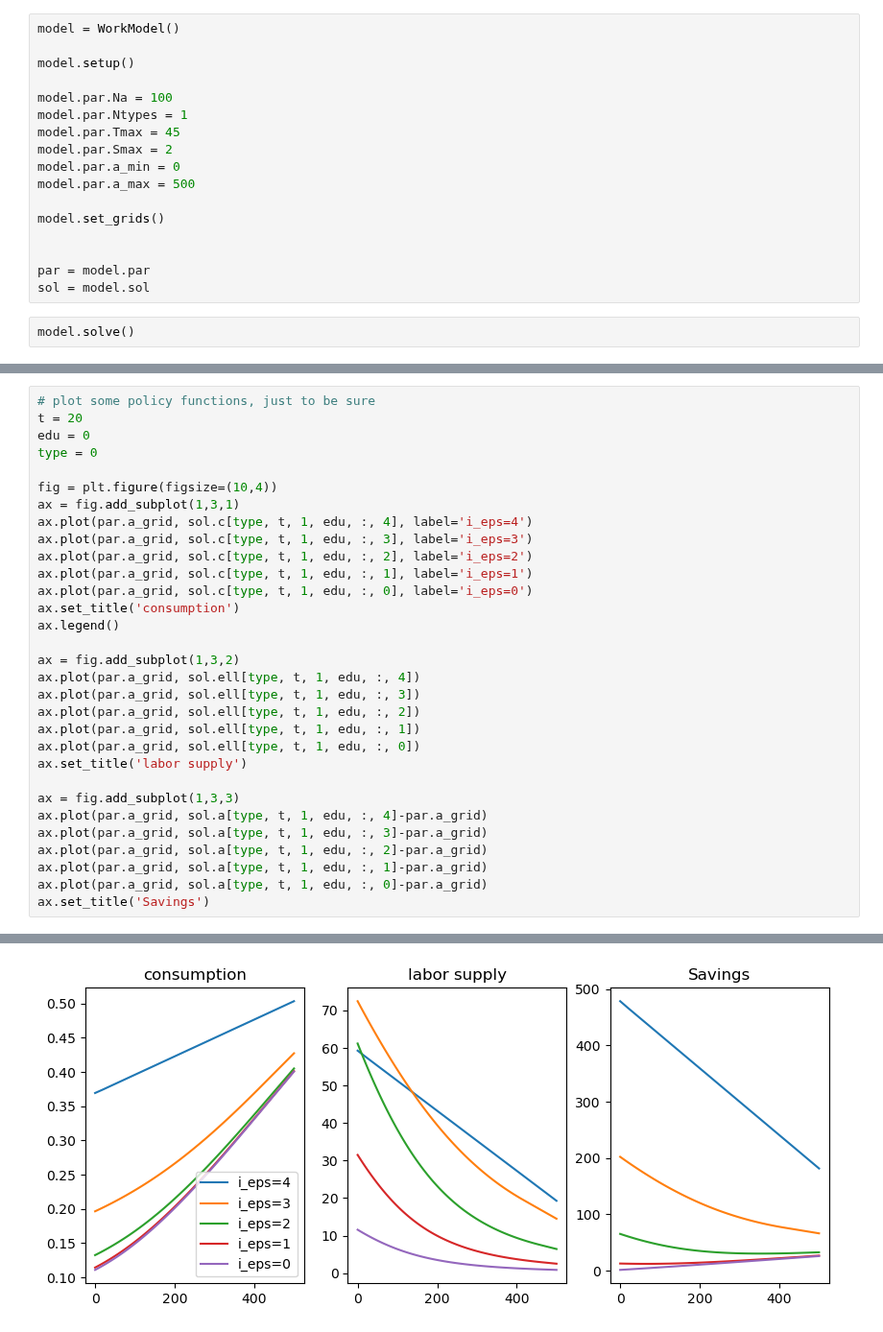
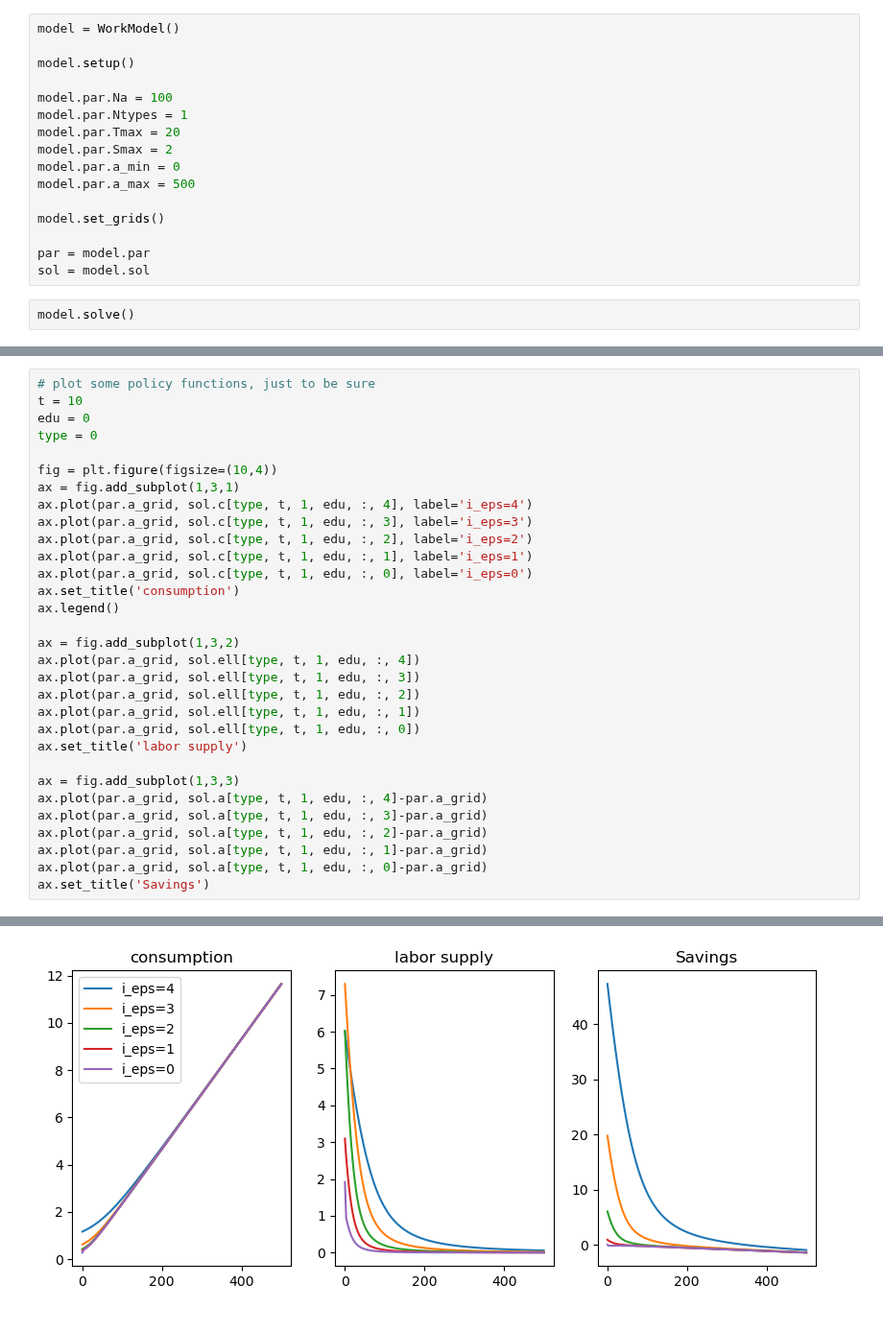
Before and after one commit to ansofol/DP_term_paper, a Jupyter notebook: working_stage/building_work_model.ipynb, the cells around one changed output, grey strips where cells are left out. Shown at 96% size. Drawn from its saved outputs; the diff is of its cells as text.

```diff
--- a/working_stage/building_work_model.ipynb
+++ b/working_stage/building_work_model.ipynb
@@ -18,14 +18,13 @@ model.setup()
 
 model.par.Na = 100
 model.par.Ntypes = 1
-model.par.Tmax = 45
+model.par.Tmax = 20
 model.par.Smax = 2
 model.par.a_min = 0
 model.par.a_max = 500
 
 model.set_grids()
 
-
 par = model.par
 sol = model.sol
 # %%
@@ -62,34 +41,34 @@ plt.legend()
 # %%
 # plot some policy functions, just to be sure
-t = 20
+t = 10
 edu = 0
 type = 0
 
 fig = plt.figure(figsize=(10,4))
 ax = fig.add_subplot(1,3,1)
 ax.plot(par.a_grid, sol.c[type, t, 1, edu, :, 4], label='i_eps=4')
 ax.plot(par.a_grid, sol.c[type, t, 1, edu, :, 3], label='i_eps=3')
 ax.plot(par.a_grid, sol.c[type, t, 1, edu, :, 2], label='i_eps=2')
 ax.plot(par.a_grid, sol.c[type, t, 1, edu, :, 1], label='i_eps=1')
 ax.plot(par.a_grid, sol.c[type, t, 1, edu, :, 0], label='i_eps=0')
 ax.set_title('consumption')
 ax.legend()
 
 ax = fig.add_subplot(1,3,2)
 ax.plot(par.a_grid, sol.ell[type, t, 1, edu, :, 4])
 ax.plot(par.a_grid, sol.ell[type, t, 1, edu, :, 3])
 ax.plot(par.a_grid, sol.ell[type, t, 1, edu, :, 2])
 ax.plot(par.a_grid, sol.ell[type, t, 1, edu, :, 1])
 ax.plot(par.a_grid, sol.ell[type, t, 1, edu, :, 0])
 ax.set_title('labor supply')
 
 ax = fig.add_subplot(1,3,3)
 ax.plot(par.a_grid, sol.a[type, t, 1, edu, :, 4]-par.a_grid)
 ax.plot(par.a_grid, sol.a[type, t, 1, edu, :, 3]-par.a_grid)
 ax.plot(par.a_grid, sol.a[type, t, 1, edu, :, 2]-par.a_grid)
 ax.plot(par.a_grid, sol.a[type, t, 1, edu, :, 1]-par.a_grid)
 ax.plot(par.a_grid, sol.a[type, t, 1, edu, :, 0]-par.a_grid)
 ax.set_title('Savings')
 # %% [output]
 Text(0.5, 1.0, 'Savings')
-[figure, old version]
+[figure, new version]
```
Also changed, not shown: parts of 2 cells of this notebook, 3 other files.
